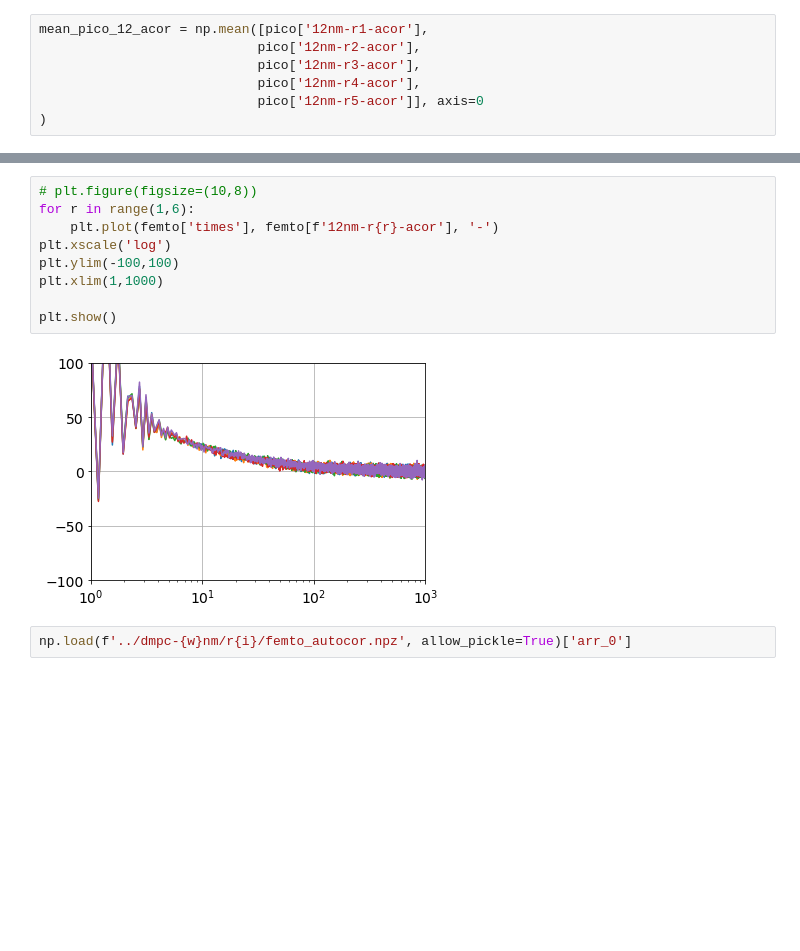
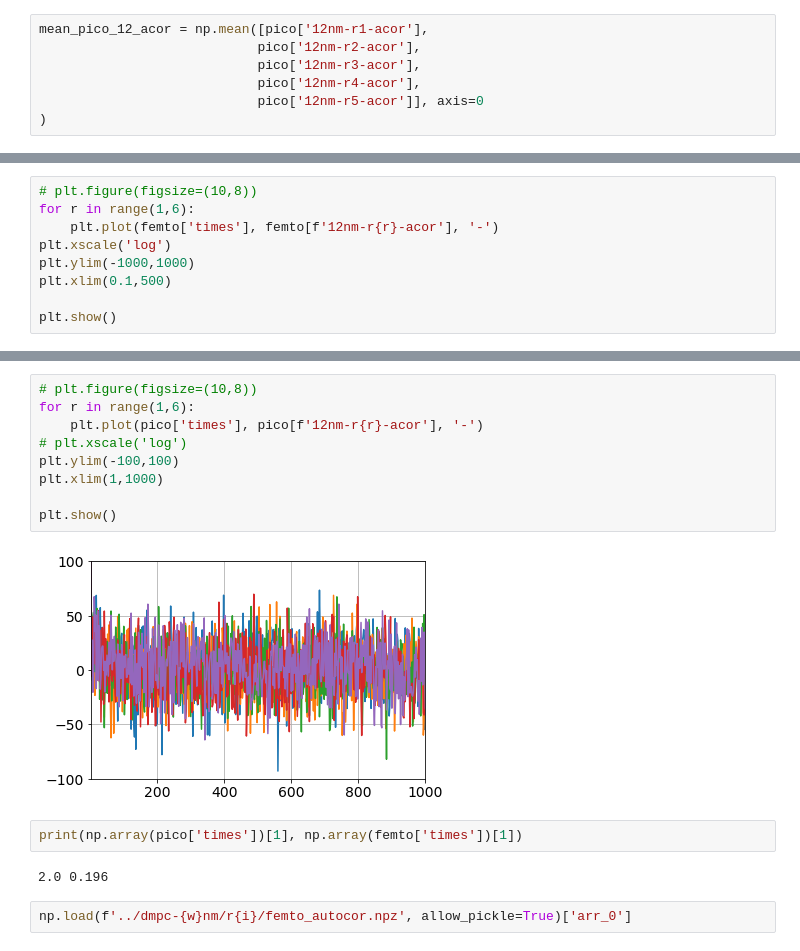
Before and after one commit to sheamusfitz/g-k-viscosity, a Jupyter notebook: chopping-fs-ps.ipynb, the cells around one changed output, grey strips where cells are left out. Saved outputs shown, nothing was run; the diff lists cells and outputs as text; blank space fills up the shorter version.

```diff
--- a/chopping-fs-ps.ipynb
+++ b/chopping-fs-ps.ipynb
@@ -70,0 +71,9 @@ plt.show()
+# %%
+# plt.figure(figsize=(10,8))
+for r in range(1,6):
+    plt.plot(femto['times'], femto[f'12nm-r{r}-acor'], '-')
+plt.xscale('log')
+plt.ylim(-1000,1000)
+plt.xlim(0.1,500)
+
+plt.show()
@@ -71,14 +82,18 @@ plt.show()
 # %%
 # plt.figure(figsize=(10,8))
 for r in range(1,6):
-    plt.plot(femto['times'], femto[f'12nm-r{r}-acor'], '-')
-plt.xscale('log')
+    plt.plot(pico['times'], pico[f'12nm-r{r}-acor'], '-')
+# plt.xscale('log')
 plt.ylim(-100,100)
 plt.xlim(1,1000)
 
 plt.show()
 # %% [output]
-[figure, old version]
+[figure, new version]
+# %%
+print(np.array(pico['times'])[1], np.array(femto['times'])[1])
+# %% [output]
+2.0 0.196
 # %%
 np.load(f'../dmpc-{w}nm/r{i}/femto_autocor.npz', allow_pickle=True)['arr_0']
 # %% [output]
```
Also changed, not shown: parts of 3 cells of this notebook, 5 other files.
